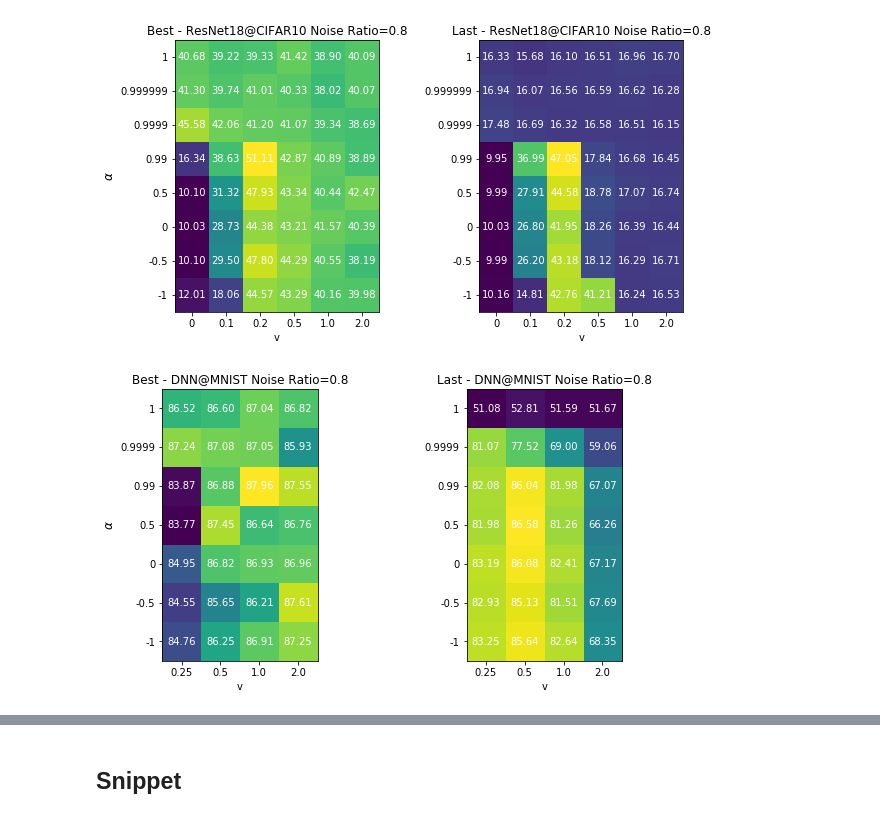
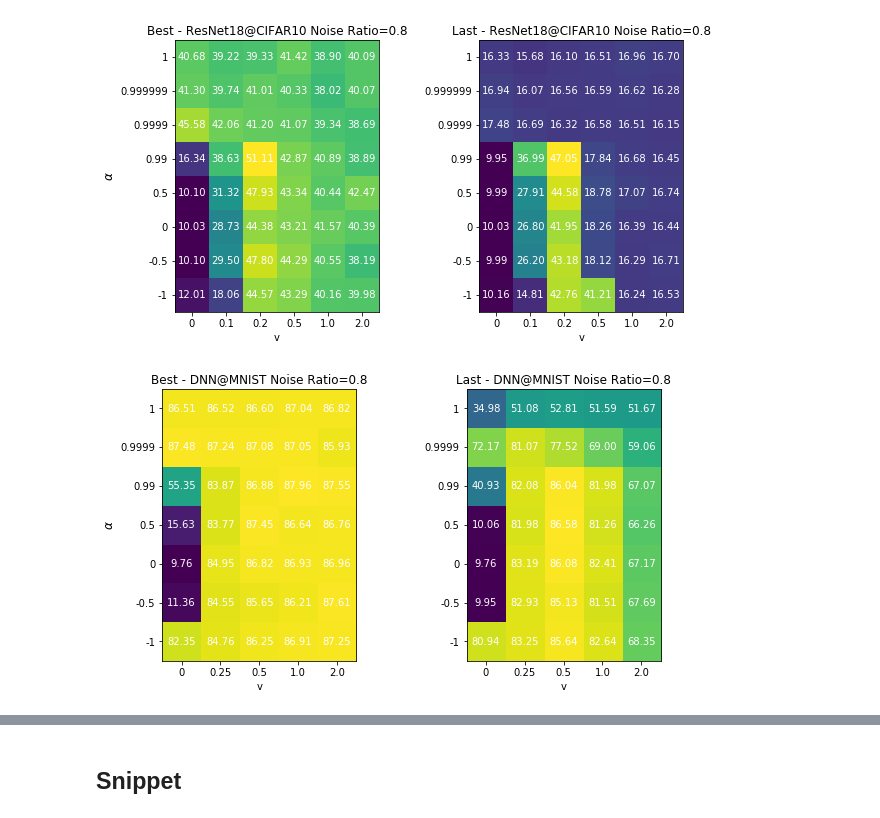
Before and after one commit to zihao-wang/volumization, a Jupyter notebook: noisy_label_data_processing.ipynb, the cells around one changed output, grey strips where cells are left out. Saved outputs shown, nothing was run; the diff lists cells and outputs as text; code cells hidden in the pictures.

```diff
--- a/noisy_label_data_processing.ipynb
+++ b/noisy_label_data_processing.ipynb
@@ -154,7 +154,7 @@ def plot_label_noise(selection_dict, iter_var, iter_var_name=None, iter_filter=N
     print(tabulate(records, headers=header))
 # %%
 def gather_label_noise_case(selection_dict, visual=False):
-    sql = "SELECT path FROM tasks WHERE task_id IN ('forpub', 'appendix') and "
+    sql = "SELECT path FROM tasks WHERE "
     sql += " and ".join("{}={}".format(k, '"{}"'.format(v) if isinstance(v, str) else v)
                         for k, v in selection_dict.items())
 #     sql += " ORDER BY {} ASC ".format(iter_var)
@@ -365,7 +365,7 @@ plt.show()
 [figure]
 # %%
 # vlist = sorted([0.1, 0.2, 0.25, 0.5, 1.0, 2.0])
-vlist = sorted([0.25, 0.5, 1.0, 2.0])
+vlist = sorted([0, 0.25, 0.5, 1.0, 2.0])
 alist = sorted([1, 0.9999, 0.99, 0.5, 0, -0.5, -1])
 
 best_mat = []
@@ -377,6 +377,7 @@ for alpha in alist:
     for v in vlist:
         selection_dict = {"noise_ratio": 0.8,
                           "v": v,
+                          "task_id": "forpub",
                           "alpha": alpha,
                           "weight_decay": 0,
                           "model": "DNN",
@@ -390,31 +391,31 @@ for alpha in alist:
 
 fig, (ax1, ax2) = plt.subplots(1, 2, figsize=(10, 5))
 ax1.imshow(best_mat)
 ax1.set_xticks(np.arange(len(vlist)))
 ax1.set_xticklabels(vlist)
 ax1.set_yticks(np.arange(len(alist)))
 ax1.set_yticklabels(alist)
 ax1.set_ylim([-0.5, len(alist)-0.5])
 for i in range(len(alist)):
     for j in range(len(vlist)):
         text = ax1.text(j, i, "{:.2f}".format(best_mat[i][j]),
                        ha="center", va="center", color="w")
 ax1.set_title("Best - DNN@MNIST Noise Ratio=0.8", fontsize=12)
 ax1.set_ylabel(r"$\alpha$", fontsize=12)
 ax1.set_xlabel("v")
 
 ax2.imshow(last_mat)
 ax2.set_xticks(np.arange(len(vlist)))
 ax2.set_xticklabels(vlist)
 ax2.set_yticks(np.arange(len(alist)))
 ax2.set_yticklabels(alist)
 ax2.set_ylim([-0.5, len(alist)-0.5])
 for i in range(len(alist)):
     for j in range(len(vlist)):
         text = ax2.text(j, i, "{:.2f}".format(last_mat[i][j]),
                        ha="center", va="center", color="w")
 ax2.set_title("Last - DNN@MNIST Noise Ratio=0.8", fontsize=12)
 ax2.set_xlabel("v")
 plt.show()
 # %% [output]
-[figure, old version]
+[figure, new version]
```
Also changed, not shown: parts of 2 cells of this notebook, 4 other files.
